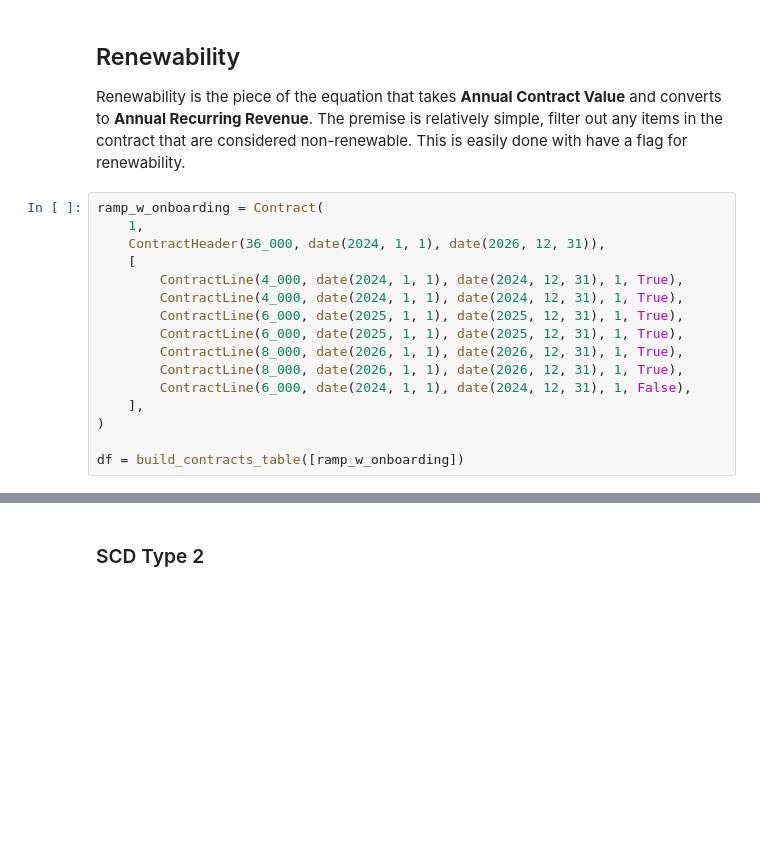
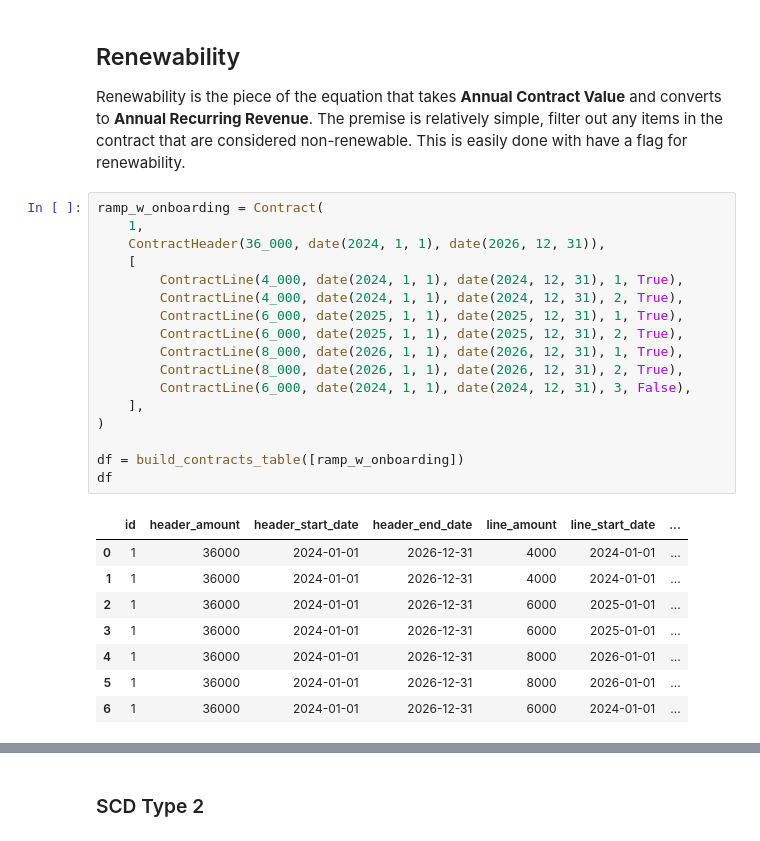
Before and after one commit to Curts0/arr_data_professional, a Jupyter notebook: arr.ipynb, the cells around one changed output, grey strips where cells are left out. Drawn from its saved outputs; the diff is of its cells as text; blank space fills up the shorter version.

```diff
--- a/arr.ipynb
+++ b/arr.ipynb
@@ -749,16 +817,26 @@ Renewability is the piece of the equation that takes **Annual Contract Value** a
 # %%
 ramp_w_onboarding = Contract(
     1,
     ContractHeader(36_000, date(2024, 1, 1), date(2026, 12, 31)),
     [
         ContractLine(4_000, date(2024, 1, 1), date(2024, 12, 31), 1, True),
-        ContractLine(4_000, date(2024, 1, 1), date(2024, 12, 31), 1, True),
+        ContractLine(4_000, date(2024, 1, 1), date(2024, 12, 31), 2, True),
         ContractLine(6_000, date(2025, 1, 1), date(2025, 12, 31), 1, True),
-        ContractLine(6_000, date(2025, 1, 1), date(2025, 12, 31), 1, True),
+        ContractLine(6_000, date(2025, 1, 1), date(2025, 12, 31), 2, True),
         ContractLine(8_000, date(2026, 1, 1), date(2026, 12, 31), 1, True),
-        ContractLine(8_000, date(2026, 1, 1), date(2026, 12, 31), 1, True),
-        ContractLine(6_000, date(2024, 1, 1), date(2024, 12, 31), 1, False),
+        ContractLine(8_000, date(2026, 1, 1), date(2026, 12, 31), 2, True),
+        ContractLine(6_000, date(2024, 1, 1), date(2024, 12, 31), 3, False),
     ],
 )
 
 df = build_contracts_table([ramp_w_onboarding])
+df
+# %% [output]
+|  | id | header_amount | header_start_date | header_end_date | line_amount | line_start_date | ... |
+| 0 | 1 | 36000 | 2024-01-01 | 2026-12-31 | 4000 | 2024-01-01 | ... |
+| 1 | 1 | 36000 | 2024-01-01 | 2026-12-31 | 4000 | 2024-01-01 | ... |
+| 2 | 1 | 36000 | 2024-01-01 | 2026-12-31 | 6000 | 2025-01-01 | ... |
+| 3 | 1 | 36000 | 2024-01-01 | 2026-12-31 | 6000 | 2025-01-01 | ... |
+| 4 | 1 | 36000 | 2024-01-01 | 2026-12-31 | 8000 | 2026-01-01 | ... |
+| 5 | 1 | 36000 | 2024-01-01 | 2026-12-31 | 8000 | 2026-01-01 | ... |
+| 6 | 1 | 36000 | 2024-01-01 | 2026-12-31 | 6000 | 2024-01-01 | ... |
```
Also changed, not shown: parts of 42 cells of this notebook.
